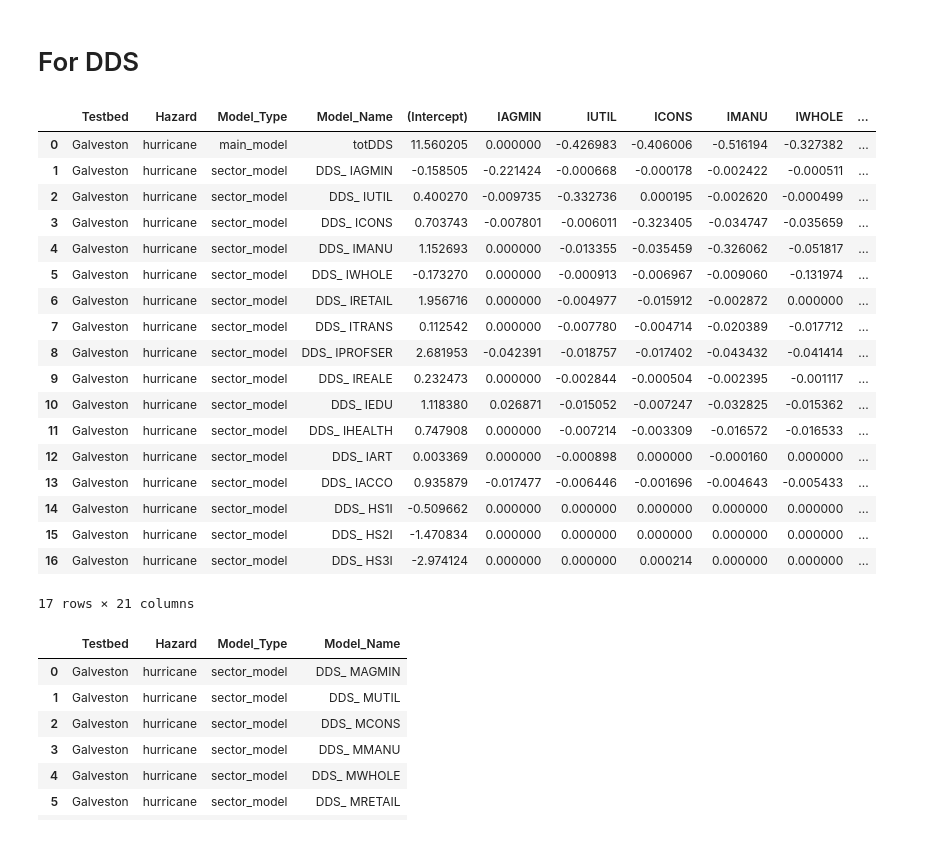
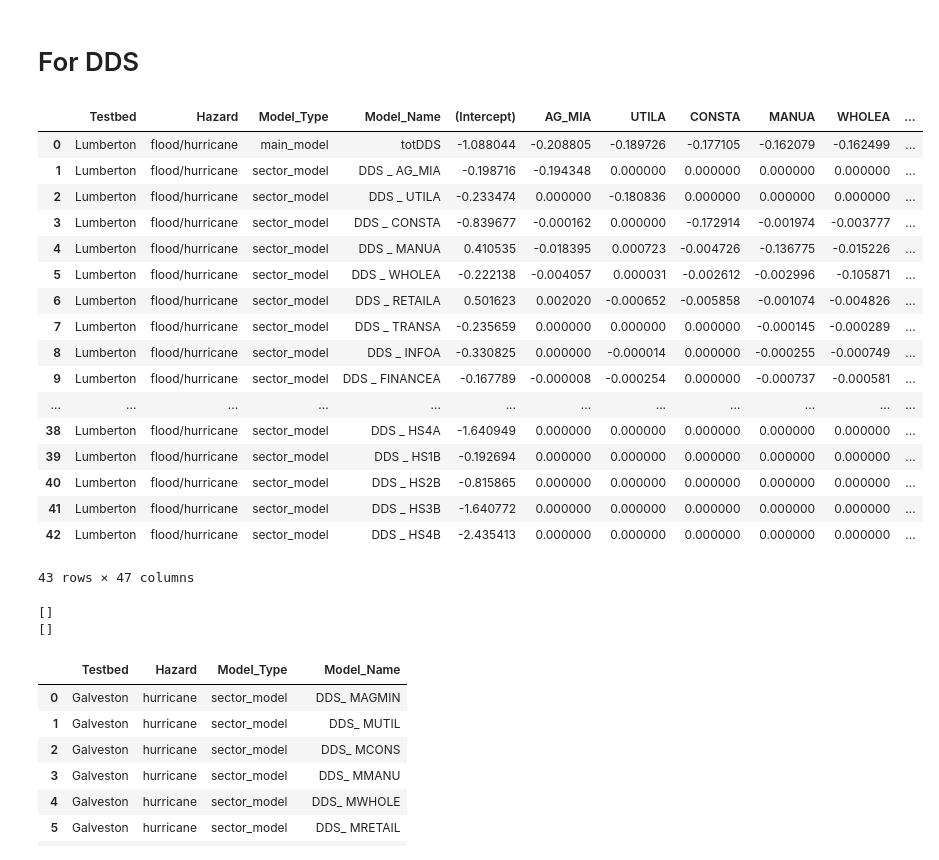
Before and after one commit to IN-CORE/dev-scripts, a Jupyter notebook: utils/pyincore_utils/ml_cgec_coeff_correction.ipynb, the cells around one changed output. Cells and saved outputs as stored; diff of their text form; code cells hidden in the pictures.

```diff
--- a/utils/pyincore_utils/ml_cgec_coeff_correction.ipynb
+++ b/utils/pyincore_utils/ml_cgec_coeff_correction.ipynb
@@ -49,28 +15,41 @@ model_DFFD = "DFFD_"
 # %% [markdown]
 # For DDS
 # %%
-mdcoefdf = pd.read_csv("./new_data/Galveston/Galveston_DDS.csv")
+mdcoefdf = pd.read_csv("./new_data/lumberton/Lumberton_DDS.csv")
 mdcoefdf
 # %% [output]
-|  | Testbed | Hazard | Model_Type | Model_Name | (Intercept) | IAGMIN | IUTIL | ICONS | IMANU | IWHOLE | ... |
-| 0 | Galveston | hurricane | main_model | totDDS | 11.560205 | 0.000000 | -0.426983 | -0.406006 | -0.516194 | -0.327382 | ... |
-| 1 | Galveston | hurricane | sector_model | DDS_ IAGMIN | -0.158505 | -0.221424 | -0.000668 | -0.000178 | -0.002422 | -0.000511 | ... |
-| 2 | Galveston | hurricane | sector_model | DDS_ IUTIL | 0.400270 | -0.009735 | -0.332736 | 0.000195 | -0.002620 | -0.000499 | ... |
-| 3 | Galveston | hurricane | sector_model | DDS_ ICONS | 0.703743 | -0.007801 | -0.006011 | -0.323405 | -0.034747 | -0.035659 | ... |
-| 4 | Galveston | hurricane | sector_model | DDS_ IMANU | 1.152693 | 0.000000 | -0.013355 | -0.035459 | -0.326062 | -0.051817 | ... |
-| 5 | Galveston | hurricane | sector_model | DDS_ IWHOLE | -0.173270 | 0.000000 | -0.000913 | -0.006967 | -0.009060 | -0.131974 | ... |
-| 6 | Galveston | hurricane | sector_model | DDS_ IRETAIL | 1.956716 | 0.000000 | -0.004977 | -0.015912 | -0.002872 | 0.000000 | ... |
-| 7 | Galveston | hurricane | sector_model | DDS_ ITRANS | 0.112542 | 0.000000 | -0.007780 | -0.004714 | -0.020389 | -0.017712 | ... |
-| 8 | Galveston | hurricane | sector_model | DDS_ IPROFSER | 2.681953 | -0.042391 | -0.018757 | -0.017402 | -0.043432 | -0.041414 | ... |
-| 9 | Galveston | hurricane | sector_model | DDS_ IREALE | 0.232473 | 0.000000 | -0.002844 | -0.000504 | -0.002395 | -0.001117 | ... |
-| 10 | Galveston | hurricane | sector_model | DDS_ IEDU | 1.118380 | 0.026871 | -0.015052 | -0.007247 | -0.032825 | -0.015362 | ... |
-| 11 | Galveston | hurricane | sector_model | DDS_ IHEALTH | 0.747908 | 0.000000 | -0.007214 | -0.003309 | -0.016572 | -0.016533 | ... |
-| 12 | Galveston | hurricane | sector_model | DDS_ IART | 0.003369 | 0.000000 | -0.000898 | 0.000000 | -0.000160 | 0.000000 | ... |
-| 13 | Galveston | hurricane | sector_model | DDS_ IACCO | 0.935879 | -0.017477 | -0.006446 | -0.001696 | -0.004643 | -0.005433 | ... |
-| 14 | Galveston | hurricane | sector_model | DDS_ HS1I | -0.509662 | 0.000000 | 0.000000 | 0.000000 | 0.000000 | 0.000000 | ... |
-| 15 | Galveston | hurricane | sector_model | DDS_ HS2I | -1.470834 | 0.000000 | 0.000000 | 0.000000 | 0.000000 | 0.000000 | ... |
-| 16 | Galveston | hurricane | sector_model | DDS_ HS3I | -2.974124 | 0.000000 | 0.000000 | 0.000214 | 0.000000 | 0.000000 | ... |
+|  | Testbed | Hazard | Model_Type | Model_Name | (Intercept) | AG_MIA | UTILA | CONSTA | MANUA | WHOLEA | ... |
+| 0 | Lumberton | flood/hurricane | main_model | totDDS | -1.088044 | -0.208805 | -0.189726 | -0.177105 | -0.162079 | -0.162499 | ... |
+| 1 | Lumberton | flood/hurricane | sector_model | DDS _ AG_MIA | -0.198716 | -0.194348 | 0.000000 | 0.000000 | 0.000000 | 0.000000 | ... |
+| 2 | Lumberton | flood/hurricane | sector_model | DDS _ UTILA | -0.233474 | 0.000000 | -0.180836 | 0.000000 | 0.000000 | 0.000000 | ... |
+| 3 | Lumberton | flood/hurricane | sector_model | DDS _ CONSTA | -0.839677 | -0.000162 | 0.000000 | -0.172914 | -0.001974 | -0.003777 | ... |
+| 4 | Lumberton | flood/hurricane | sector_model | DDS _ MANUA | 0.410535 | -0.018395 | 0.000723 | -0.004726 | -0.136775 | -0.015226 | ... |
+| 5 | Lumberton | flood/hurricane | sector_model | DDS _ WHOLEA | -0.222138 | -0.004057 | 0.000031 | -0.002612 | -0.002996 | -0.105871 | ... |
+| 6 | Lumberton | flood/hurricane | sector_model | DDS _ RETAILA | 0.501623 | 0.002020 | -0.000652 | -0.005858 | -0.001074 | -0.004826 | ... |
+| 7 | Lumberton | flood/hurricane | sector_model | DDS _ TRANSA | -0.235659 | 0.000000 | 0.000000 | 0.000000 | -0.000145 | -0.000289 | ... |
+| 8 | Lumberton | flood/hurricane | sector_model | DDS _ INFOA | -0.330825 | 0.000000 | -0.000014 | 0.000000 | -0.000255 | -0.000749 | ... |
+| 9 | Lumberton | flood/hurricane | sector_model | DDS _ FINANCEA | -0.167789 | -0.000008 | -0.000254 | 0.000000 | -0.000737 | -0.000581 | ... |
+| ... | ... | ... | ... | ... | ... | ... | ... | ... | ... | ... | ... |
+| 38 | Lumberton | flood/hurricane | sector_model | DDS _ HS4A | -1.640949 | 0.000000 | 0.000000 | 0.000000 | 0.000000 | 0.000000 | ... |
+| 39 | Lumberton | flood/hurricane | sector_model | DDS _ HS1B | -0.192694 | 0.000000 | 0.000000 | 0.000000 | 0.000000 | 0.000000 | ... |
+| 40 | Lumberton | flood/hurricane | sector_model | DDS _ HS2B | -0.815865 | 0.000000 | 0.000000 | 0.000000 | 0.000000 | 0.000000 | ... |
+| 41 | Lumberton | flood/hurricane | sector_model | DDS _ HS3B | -1.640772 | 0.000000 | 0.000000 | 0.000000 | 0.000000 | 0.000000 | ... |
+| 42 | Lumberton | flood/hurricane | sector_model | DDS _ HS4B | -2.435413 | 0.000000 | 0.000000 | 0.000000 | 0.000000 | 0.000000 | ... |
-17 rows × 21 columns
+43 rows × 47 columns
+# %%
+baseKapSectors = pd.read_csv("./new_data/lumberton/baseKap.csv")
+sectorlist_set = set(baseKapSectors["sector"].unique().tolist())
+
+
+modelcoeff_sectors = set(mdcoefdf.columns[5:])
+model_subModel_sectors = set([s.split(" ")[-1] for s in mdcoefdf["Model_Name"]])
+missing_sub_sectors = list(sectorlist_set - model_subModel_sectors)
+print(missing_sub_sectors)
+missing_sectors = list(sectorlist_set - modelcoeff_sectors)
+print(missing_sectors)
+# %% [output]
+[]
+[]
 # %%
 df_bottom_left = pd.DataFrame(
     [
```
Also changed, not shown: parts of 8 cells of this notebook.
